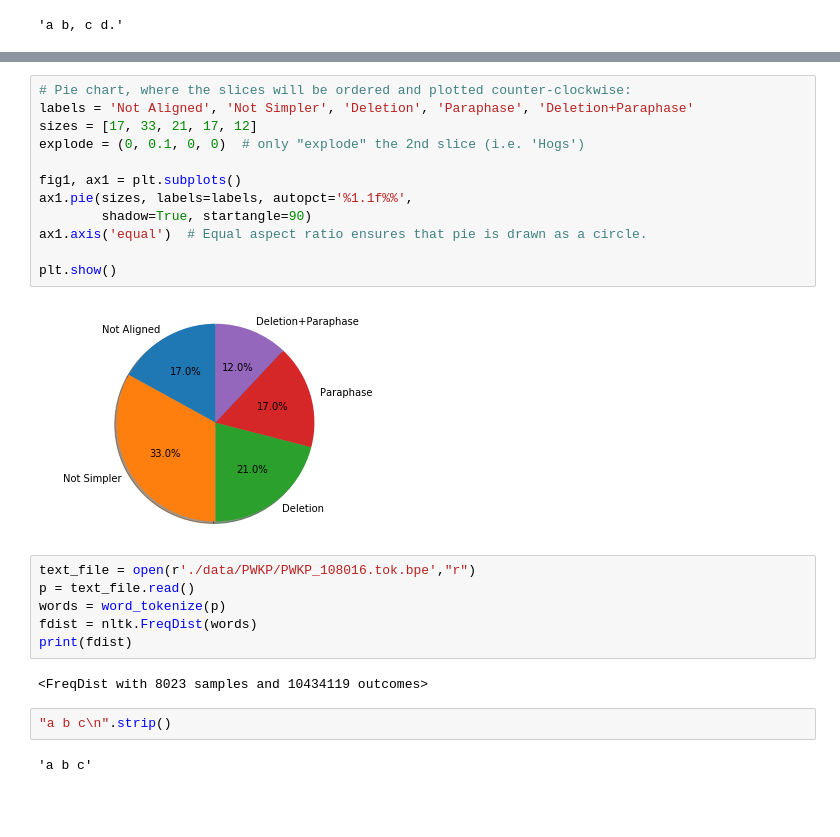
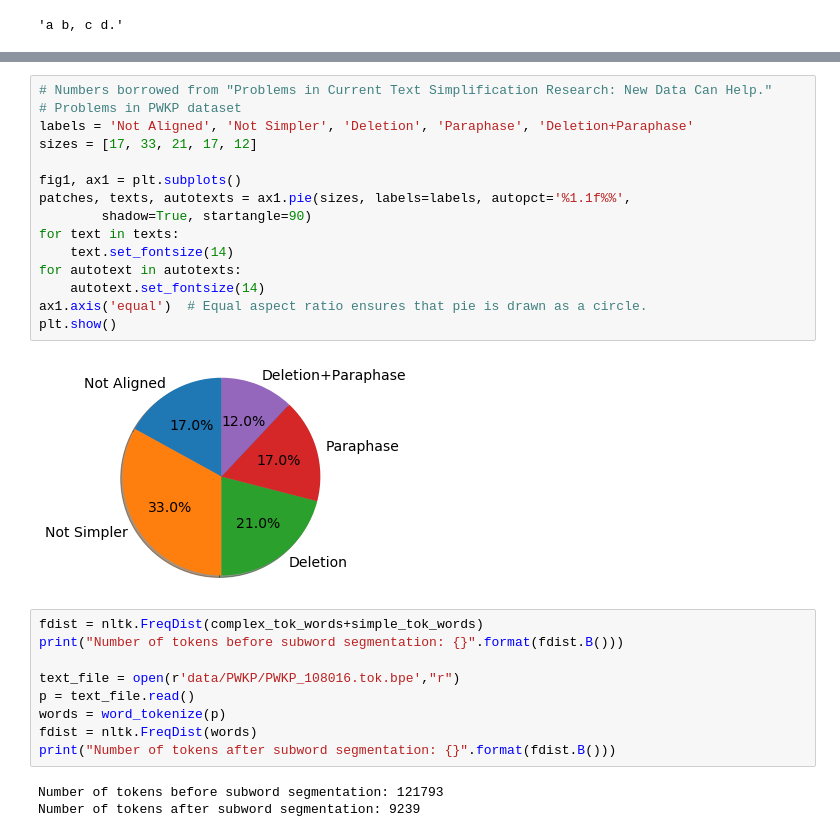
Before and after one commit to captainjtx/SimpleText, a Jupyter notebook: PWKP_Explore.ipynb, the cells around one changed output, grey strips where cells are left out. Drawn from its saved outputs; the diff is of its cells as text; blank space fills up the shorter version.

Commit message:
update requirements and clean PWKP_Explore python notebook

```diff
--- a/PWKP_Explore.ipynb
+++ b/PWKP_Explore.ipynb
@@ -280,26 +208,29 @@ plt.yscale('log')
 # %%
-# Pie chart, where the slices will be ordered and plotted counter-clockwise:
+# Numbers borrowed from "Problems in Current Text Simplification Research: New Data Can Help."
+# Problems in PWKP dataset
 labels = 'Not Aligned', 'Not Simpler', 'Deletion', 'Paraphase', 'Deletion+Paraphase'
 sizes = [17, 33, 21, 17, 12]
-explode = (0, 0.1, 0, 0)  # only "explode" the 2nd slice (i.e. 'Hogs')
 
 fig1, ax1 = plt.subplots()
-ax1.pie(sizes, labels=labels, autopct='%1.1f%%',
+patches, texts, autotexts = ax1.pie(sizes, labels=labels, autopct='%1.1f%%',
         shadow=True, startangle=90)
+for text in texts:
+    text.set_fontsize(14)
+for autotext in autotexts:
+    autotext.set_fontsize(14)
 ax1.axis('equal')  # Equal aspect ratio ensures that pie is drawn as a circle.
-
 plt.show()
 # %% [output]
-[figure, old version]
+[figure, new version]
 # %%
-text_file = open(r'./data/PWKP/PWKP_108016.tok.bpe',"r")
+fdist = nltk.FreqDist(complex_tok_words+simple_tok_words)
+print("Number of tokens before subword segmentation: {}".format(fdist.B()))
+
+text_file = open(r'data/PWKP/PWKP_108016.tok.bpe',"r")
 p = text_file.read()
 words = word_tokenize(p)
 fdist = nltk.FreqDist(words)
-print(fdist)
+print("Number of tokens after subword segmentation: {}".format(fdist.B()))
 # %% [output]
-<FreqDist with 8023 samples and 10434119 outcomes>
+Number of tokens before subword segmentation: 121793
+Number of tokens after subword segmentation: 9239
-# %%
-"a b c\n".strip()
-# %% [output]
-'a b c'
```
Also changed, not shown: parts of 17 cells of this notebook, 1 other file.
